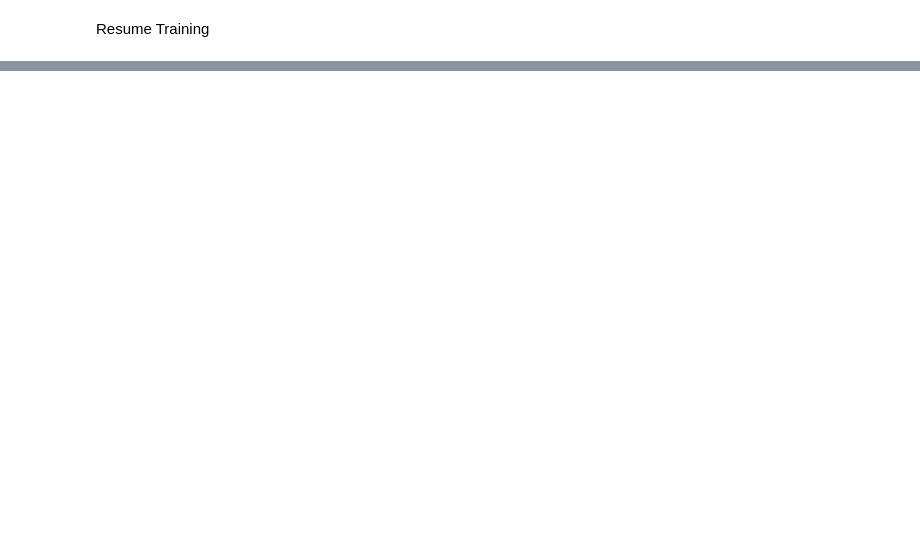
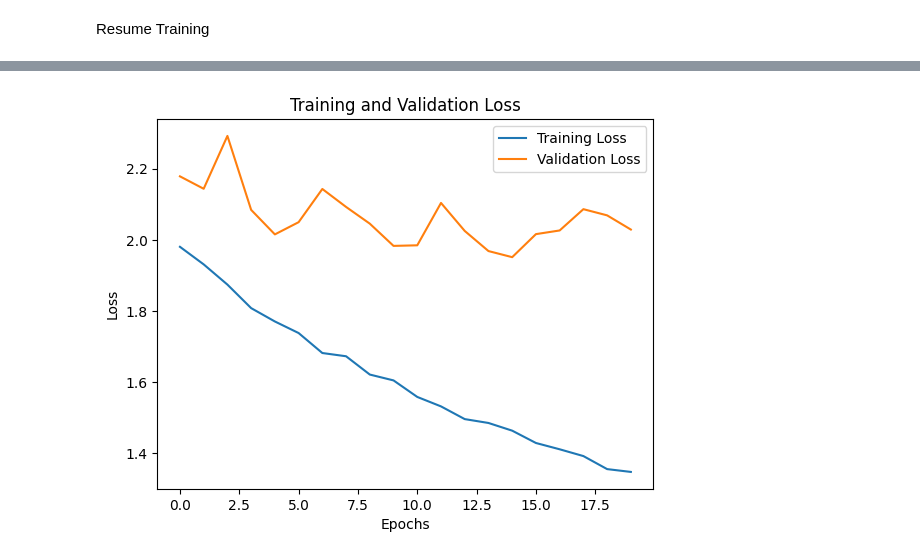
Before and after one commit to KhamessiTaha/CarVisionProject, a Jupyter notebook: Car_Model_Classification.ipynb, the cells around one changed output, grey strips where cells are left out. Cells and saved outputs as stored; diff of their text form; code cells hidden in the pictures; blank space fills up the shorter version.

```diff
--- a/Car_Model_Classification.ipynb
+++ b/Car_Model_Classification.ipynb
@@ -811,0 +853,12 @@ Epoch 1/5
+# %%
+from keras.models import load_model
+Final_Model=load_model('/content/drive/MyDrive/batch_one/regularized_checkpoint.h5')
+Final_Model.compile(optimizer=Adam(0.0001),
+                       loss='categorical_crossentropy',
+                       metrics=["categorical_accuracy"])
+history_Regularization = Final_Model.fit(train_generator,
+                                         steps_per_epoch=len(train_generator),
+                                         epochs=20,
+                                         validation_data=test_generator,
+                                         validation_steps=len(test_generator),
+                                         callbacks=[checkpoint_callback_Final, early_stopping_callback_2])
@@ -811,0 +901,10 @@ Epoch 1/5
+# %%
+plt.plot(history_Regularization.history['loss'], label='Training Loss')
+plt.plot(history_Regularization.history['val_loss'], label='Validation Loss')
+plt.title('Training and Validation Loss')
+plt.xlabel('Epochs')
+plt.ylabel('Loss')
+plt.legend()
+plt.show()
+# %% [output]
+[figure, added]
```
Also changed, not shown: parts of 24 cells of this notebook.
